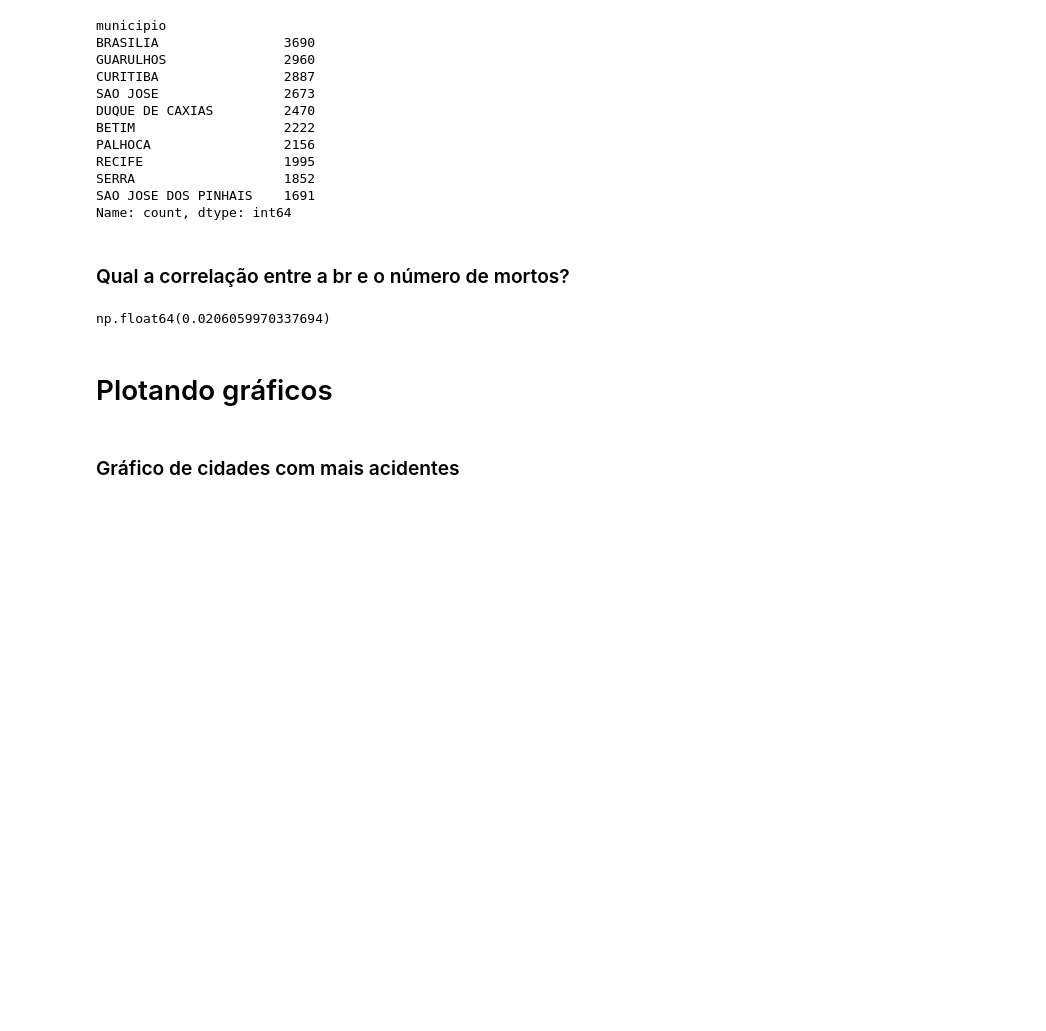
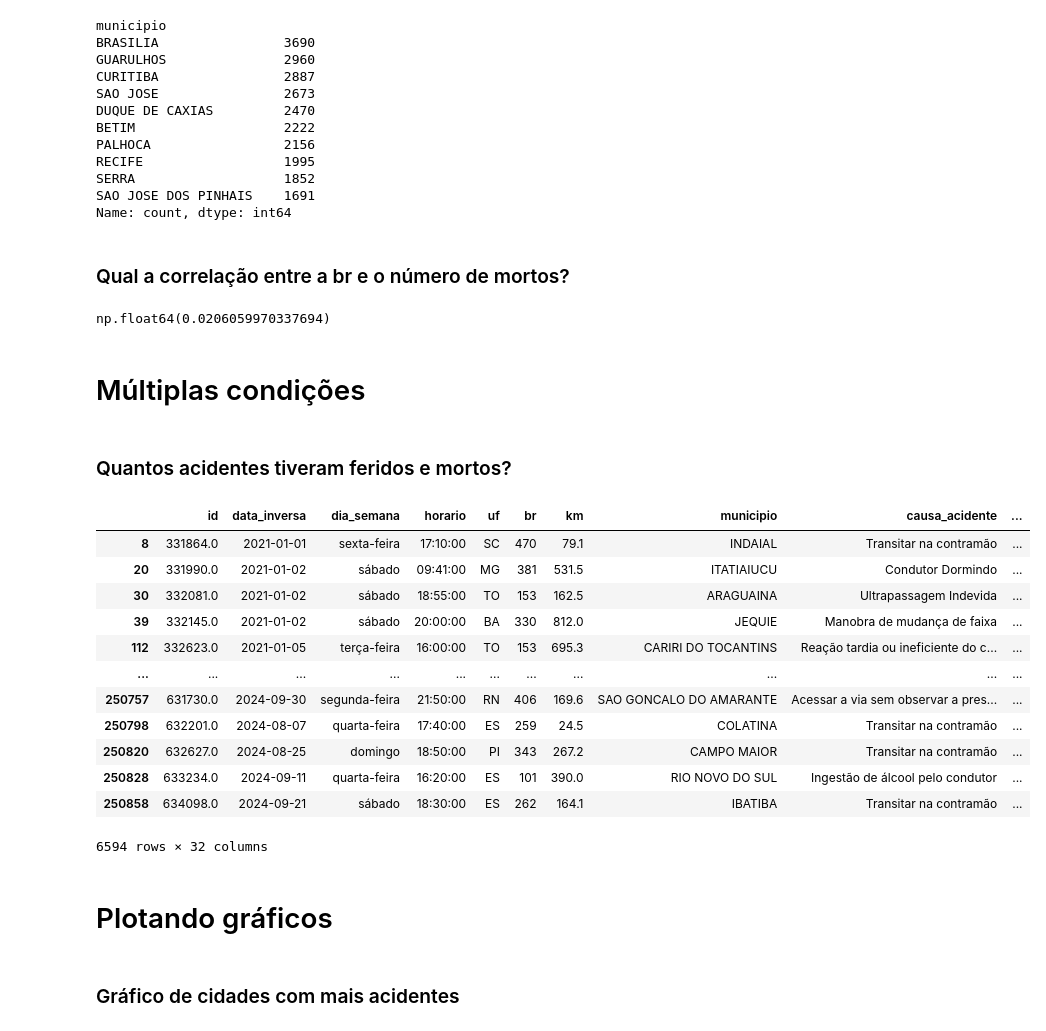
Before and after one commit to leticiacechinel/workshop, a Jupyter notebook: Leticia/analise_final.ipynb, the cells around one changed output. Cells and saved outputs as stored; diff of their text form; code cells hidden in the pictures; blank space fills up the shorter version.

```diff
--- a/Leticia/analise_final.ipynb
+++ b/Leticia/analise_final.ipynb
@@ -360,6 +361,26 @@ Name: count, dtype: int64
 df_total.br.corr(df_total.mortos)
 # %% [output]
 np.float64(0.0206059970337694)
+# %% [markdown]
+# Múltiplas condições
+# %% [markdown]
+### Quantos acidentes tiveram feridos e mortos?
+# %%
+df_total.loc[(df_total.feridos != 0) & (df_total.mortos != 0)]
+# %% [output]
+|  | id | data_inversa | dia_semana | horario | uf | br | km | municipio | causa_acidente | ... |
+| 8 | 331864.0 | 2021-01-01 | sexta-feira | 17:10:00 | SC | 470 | 79.1 | INDAIAL | Transitar na contramão | ... |
+| 20 | 331990.0 | 2021-01-02 | sábado | 09:41:00 | MG | 381 | 531.5 | ITATIAIUCU | Condutor Dormindo | ... |
+| 30 | 332081.0 | 2021-01-02 | sábado | 18:55:00 | TO | 153 | 162.5 | ARAGUAINA | Ultrapassagem Indevida | ... |
+| 39 | 332145.0 | 2021-01-02 | sábado | 20:00:00 | BA | 330 | 812.0 | JEQUIE | Manobra de mudança de faixa | ... |
+| 112 | 332623.0 | 2021-01-05 | terça-feira | 16:00:00 | TO | 153 | 695.3 | CARIRI DO TOCANTINS | Reação tardia ou ineficiente do c... | ... |
+| ... | ... | ... | ... | ... | ... | ... | ... | ... | ... | ... |
+| 250757 | 631730.0 | 2024-09-30 | segunda-feira | 21:50:00 | RN | 406 | 169.6 | SAO GONCALO DO AMARANTE | Acessar a via sem observar a pres... | ... |
+| 250798 | 632201.0 | 2024-08-07 | quarta-feira | 17:40:00 | ES | 259 | 24.5 | COLATINA | Transitar na contramão | ... |
+| 250820 | 632627.0 | 2024-08-25 | domingo | 18:50:00 | PI | 343 | 267.2 | CAMPO MAIOR | Transitar na contramão | ... |
+| 250828 | 633234.0 | 2024-09-11 | quarta-feira | 16:20:00 | ES | 101 | 390.0 | RIO NOVO DO SUL | Ingestão de álcool pelo condutor | ... |
+| 250858 | 634098.0 | 2024-09-21 | sábado | 18:30:00 | ES | 262 | 164.1 | IBATIBA | Transitar na contramão | ... |
+6594 rows × 32 columns
 # %% [markdown]
 # Plotando gráficos
 # %% [markdown]
```
Also changed, not shown: parts of 7 cells of this notebook.
